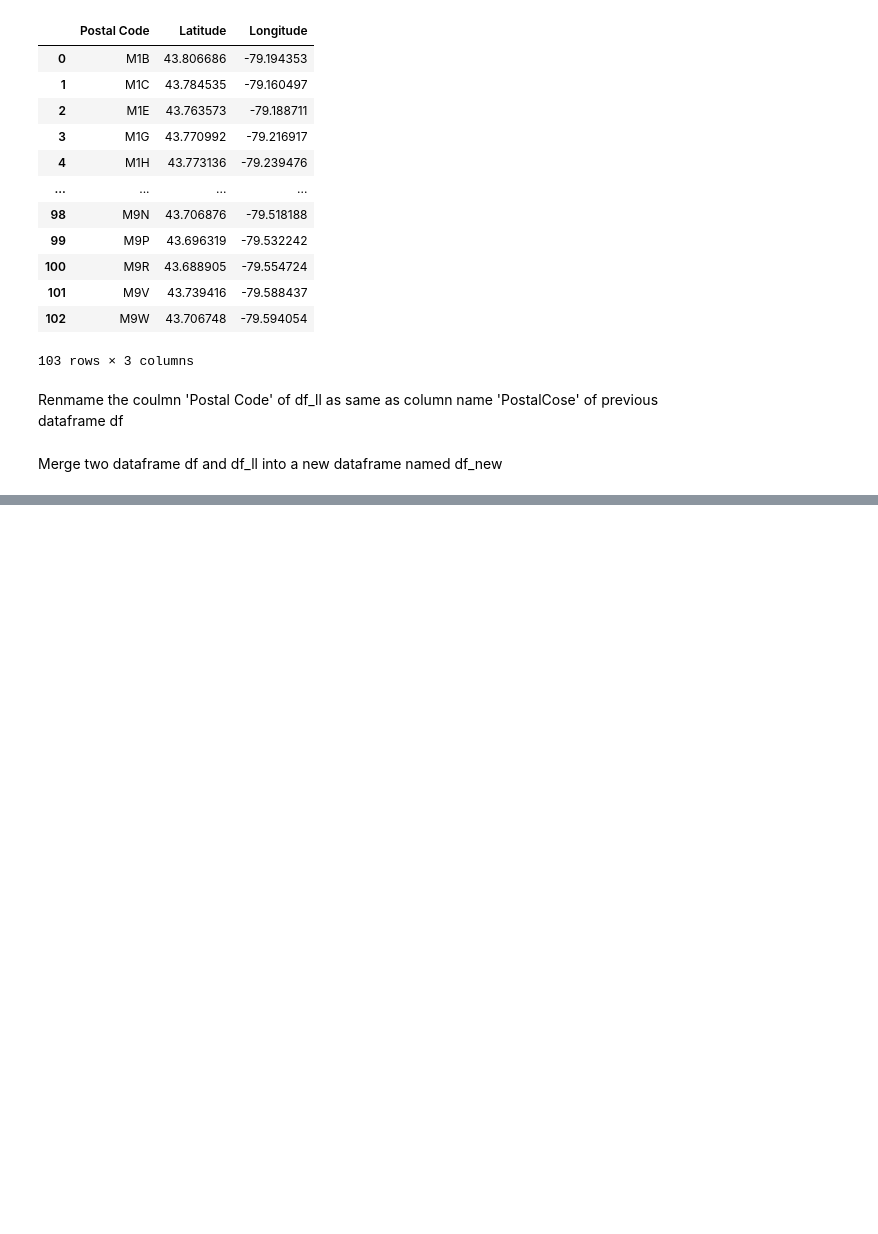
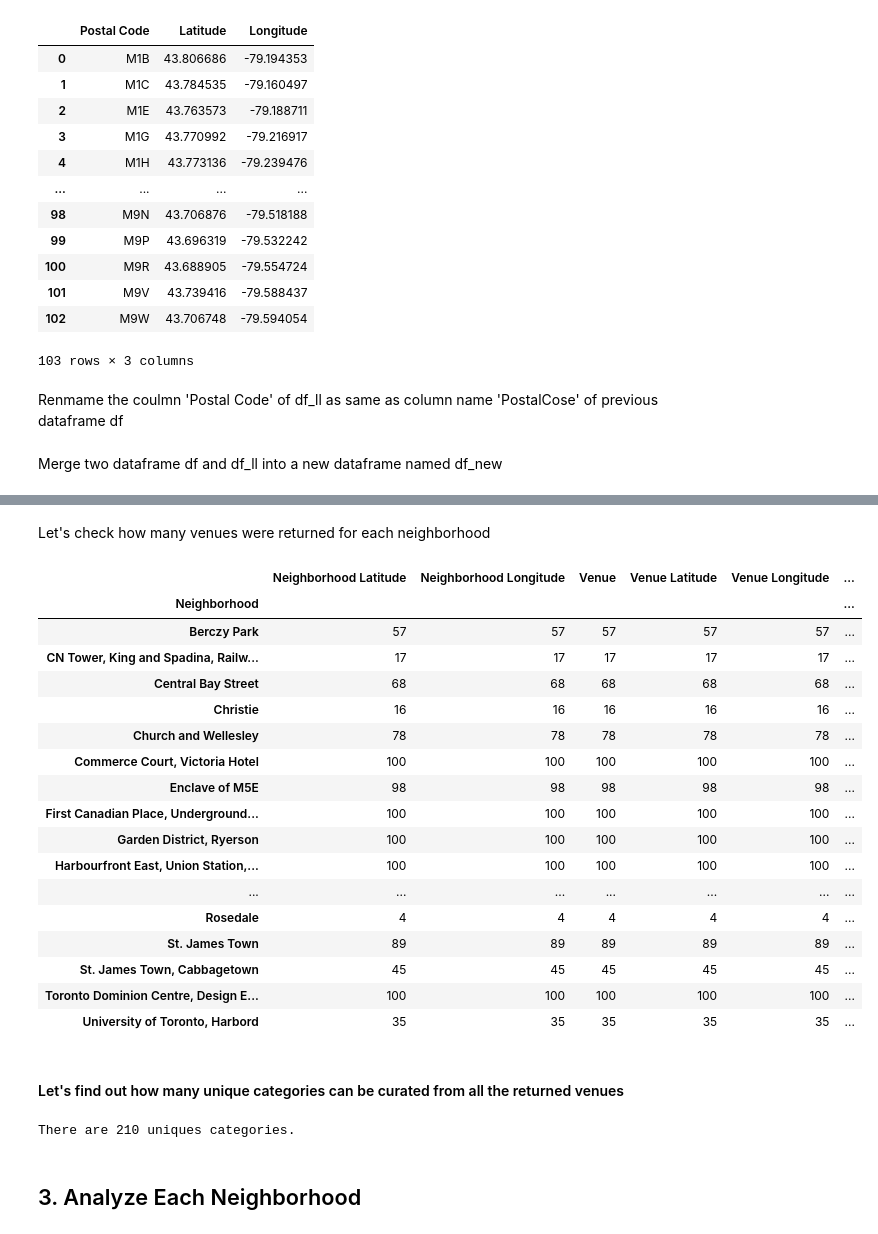
Before and after one commit to swarnaprony/Coursera_Capstone, a Jupyter notebook: NeighborhoodsOfToronto/ExploreAndClusterTheNeighborhoodsInToronto.ipynb, the cells around one changed output, grey strips where cells are left out. Cells and saved outputs as stored; diff of their text form; code cells hidden in the pictures; blank space fills up the shorter version.

```diff
--- a/NeighborhoodsOfToronto/ExploreAndClusterTheNeighborhoodsInToronto.ipynb
+++ b/NeighborhoodsOfToronto/ExploreAndClusterTheNeighborhoodsInToronto.ipynb
@@ -121,0 +479,12 @@ df_new
+# %%
+# function that extracts the category of the venue
+def get_category_type(row):
+    try:
+        categories_list = row['categories']
+    except:
+        categories_list = row['venue.categories']
+
+    if len(categories_list) == 0:
+        return None
+    else:
+        return categories_list[0]['name']
@@ -121,0 +603,31 @@ df_new
+# %% [markdown]
+Let's check how many venues were returned for each neighborhood
+# %%
+downtown_venues.groupby('Neighborhood').count()
+# %% [output]
+|  | Neighborhood Latitude | Neighborhood Longitude | Venue | Venue Latitude | Venue Longitude | ... |
+| Neighborhood |  |  |  |  |  | ... |
+| Berczy Park | 57 | 57 | 57 | 57 | 57 | ... |
+| CN Tower, King and Spadina, Railw... | 17 | 17 | 17 | 17 | 17 | ... |
+| Central Bay Street | 68 | 68 | 68 | 68 | 68 | ... |
+| Christie | 16 | 16 | 16 | 16 | 16 | ... |
+| Church and Wellesley | 78 | 78 | 78 | 78 | 78 | ... |
+| Commerce Court, Victoria Hotel | 100 | 100 | 100 | 100 | 100 | ... |
+| Enclave of M5E | 98 | 98 | 98 | 98 | 98 | ... |
+| First Canadian Place, Underground... | 100 | 100 | 100 | 100 | 100 | ... |
+| Garden District, Ryerson | 100 | 100 | 100 | 100 | 100 | ... |
+| Harbourfront East, Union Station,... | 100 | 100 | 100 | 100 | 100 | ... |
+| ... | ... | ... | ... | ... | ... | ... |
+| Rosedale | 4 | 4 | 4 | 4 | 4 | ... |
+| St. James Town | 89 | 89 | 89 | 89 | 89 | ... |
+| St. James Town, Cabbagetown | 45 | 45 | 45 | 45 | 45 | ... |
+| Toronto Dominion Centre, Design E... | 100 | 100 | 100 | 100 | 100 | ... |
+| University of Toronto, Harbord | 35 | 35 | 35 | 35 | 35 | ... |
+# %% [markdown]
+#### Let's find out how many unique categories can be curated from all the returned venues
+# %%
+print('There are {} uniques categories.'.format(len(downtown_venues['Venue Category'].unique())))
+# %% [output]
+There are 210 uniques categories.
+# %% [markdown]
+## 3. Analyze Each Neighborhood
```
Also changed, not shown: parts of 87 cells of this notebook, 3 other files.
